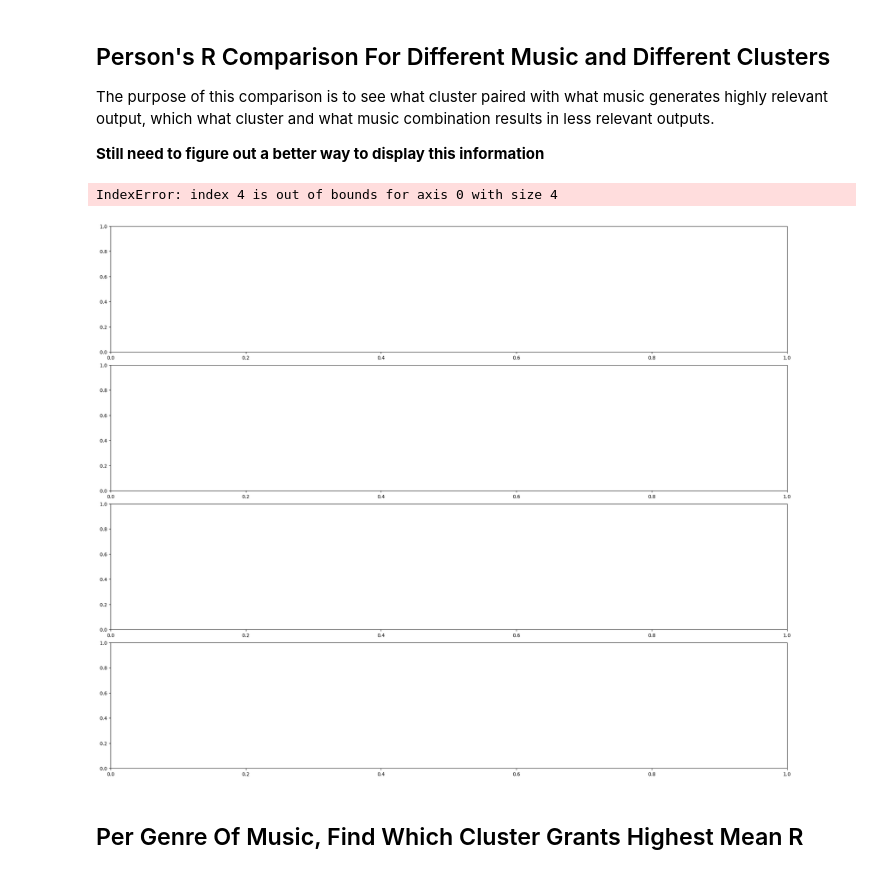
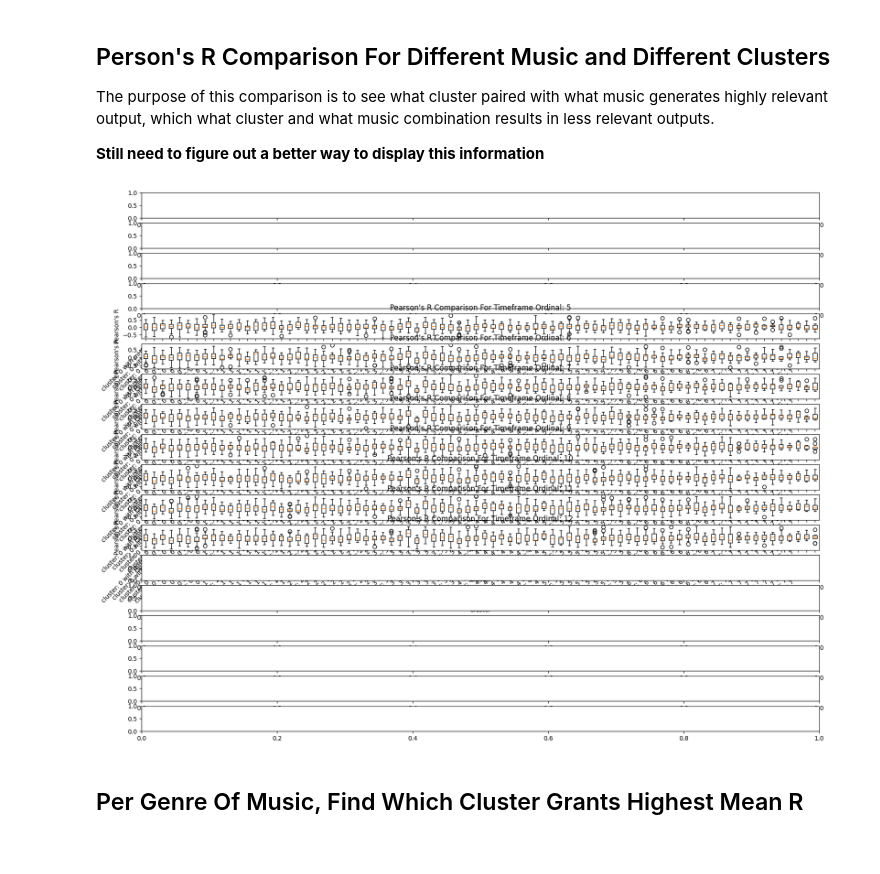
Before and after one commit to yangmma/dance-ai-research-project, a Jupyter notebook: src/utils/laban_analysis/analysis_generated.ipynb, the cells around one changed output. Cells and saved outputs as stored; diff of their text form; code cells hidden in the pictures.

```diff
--- a/src/utils/laban_analysis/analysis_generated.ipynb
+++ b/src/utils/laban_analysis/analysis_generated.ipynb
@@ -321,6 +289,7 @@ music_dict = {
     "mKR0": "Krump",
     "mJS0": "Street Jazz",
     "mJB0": "Ballet Jazz",
+    "NoM":  "No Music",
 }
 
 ax = plt.subplot()
@@ -338,7 +307,7 @@ for music in musics:
     ax.plot(r_list, label=music_dict[music])
 plt.xlabel("Time Window")
 plt.ylabel("Pearson's R")
-plt.ylim([-0.06, 0.13])
+# plt.ylim([-0.06, 0.13])
 ax.legend(bbox_to_anchor=(1.35, 1), loc="upper right", borderaxespad=0)
 plt.show()
 # %% [output]
@@ -352,7 +321,8 @@ This comparison compares how input motion from different clusters has different
 import matplotlib.pylab as plt
 
 fig, axs = plt.subplots(5, 1, figsize=(6, 14), layout="constrained")
-cluster_df = pl.read_csv("k-means-8n-final.csv")
+cluster_df = pl.read_csv("dance_clustering_fixed.csv")
+print(cluster_df)
 joined_df = r_df.join(
     cluster_df,
     on=pl.col("name"),
@@ -385,8 +373,11 @@ plt.show()
 import matplotlib.pylab as plt
 
 ax = plt.subplot()
-cluster_df = pl.read_csv("k-means-8n-final.csv")
-joined_df = r_df.join(
+cluster_df = pl.read_csv("dance_clustering_fixed.csv")
+filtered_df = r_df.filter(
+    pl.col("music") != "NoM"
+)
+joined_df = filtered_df.join(
     cluster_df,
     on=pl.col("name"),
     how="inner"
@@ -415,7 +406,7 @@ plt.show()
 import matplotlib.pylab as plt
 
 ax = plt.subplot()
-cluster_df = pl.read_csv("k-means-8n-final.csv")
+cluster_df = pl.read_csv("dance_clustering_fixed.csv")
 joined_df = r_df.join(
     cluster_df,
     on=pl.col("name"),
@@ -447,39 +438,36 @@ The purpose of this comparison is to see what cluster paired with what music gen
 # %%
 import matplotlib.pylab as plt
 
-fig, axs = plt.subplots(4, 1, figsize=(20, 16), layout="constrained")
-cluster_df = pl.read_csv("k-means-8n-final.csv").filter(
-    pl.col("cluster") != 5
-)
+fig, axs = plt.subplots(18, 1, figsize=(20, 16), layout="constrained")
+cluster_df = pl.read_csv("dance_clustering_fixed.csv")
 joined_df = r_df.join(
     cluster_df,
     on=pl.col("name"),
     how="inner"
 )
 clusters = cluster_df["cluster"].unique().to_list()
 
 for win in range(4, 12):
     r_list = []
     label_list = []
     for cluster in clusters:
         for music in musics:
             rs = joined_df.filter(
                 pl.col("win") == win,
                 pl.col("music") == music,
                 pl.col("cluster") == cluster,
             )["r"].to_numpy()
             r_list.append(rs)
             label_list.append(f"cluster: {cluster} with {music}")
 
     axs[win].boxplot(r_list)
     axs[win].set_xticklabels(label_list, rotation=45, ha="right", rotation_mode="anchor")
     axs[win].set_xlabel("Cluster")
     axs[win].set_ylabel("Pearson's R")
     axs[win].set_title(f"Pearson's R Comparison For Timeframe Ordinal: {win + 1}")
 plt.show()
 # %% [output]
-IndexError: index 4 is out of bounds for axis 0 with size 4
-[figure, old version]
+[figure, new version]
 # %% [markdown]
 ## Per Genre Of Music, Find Which Cluster Grants Highest Mean R
 # %%
```
Also changed, not shown: parts of 24 cells of this notebook, 11 other files.
